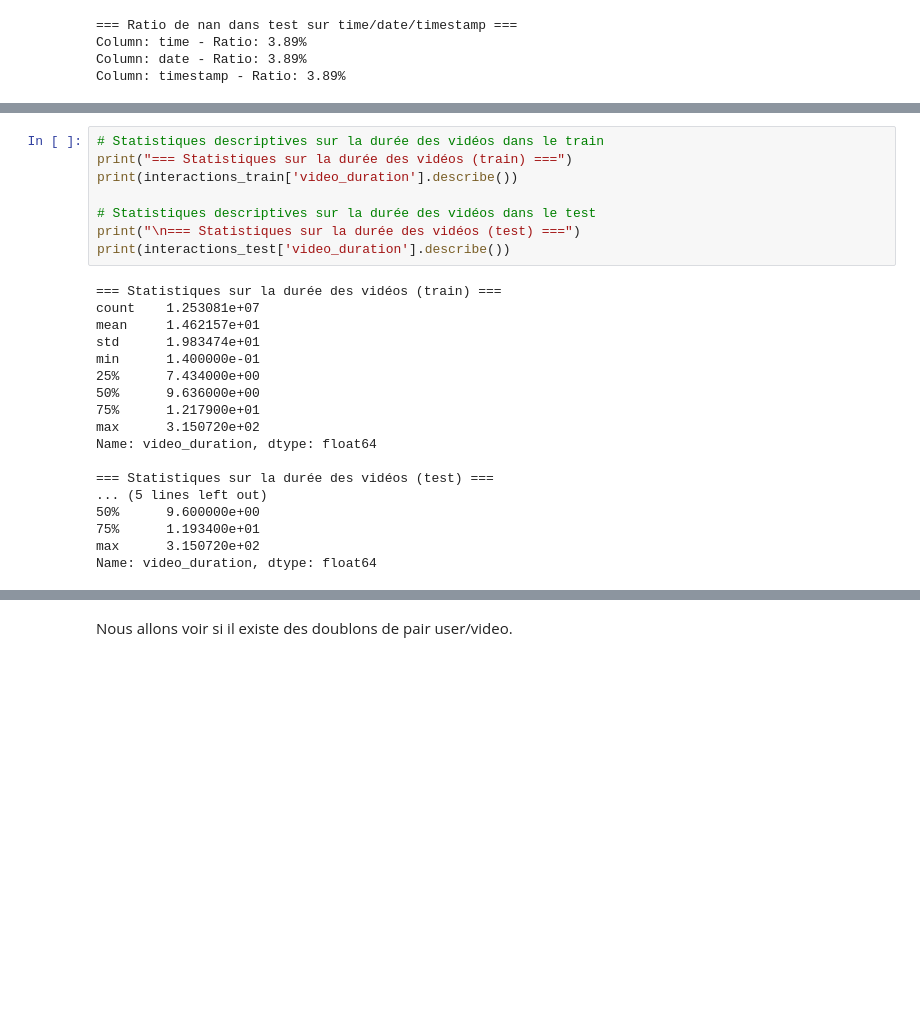
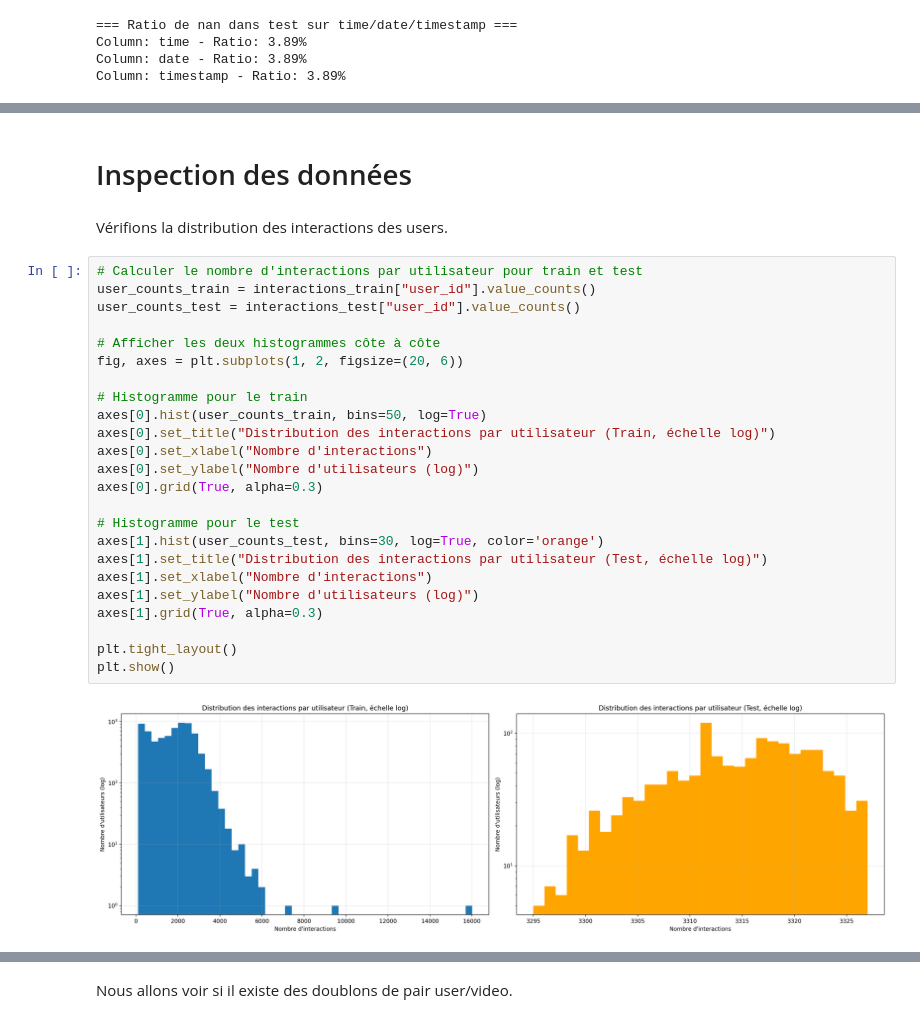
Before and after one commit to alexis-le-trung/FinalProject_2025_Alexis.LE-TRUNG, a Jupyter notebook: proposed_solution/submit.ipynb, the cells around one changed output, grey strips where cells are left out. Drawn from its saved outputs; the diff is of its cells as text; blank space fills up the shorter version.

```diff
--- a/proposed_solution/submit.ipynb
+++ b/proposed_solution/submit.ipynb
@@ -159,26 +226,30 @@ plt.show()
-# %%
-# Statistiques descriptives sur la durée des vidéos dans le train
-print("=== Statistiques sur la durée des vidéos (train) ===")
-print(interactions_train['video_duration'].describe())
-
-# Statistiques descriptives sur la durée des vidéos dans le test
-print("\n=== Statistiques sur la durée des vidéos (test) ===")
-print(interactions_test['video_duration'].describe())
-# %% [output]
-=== Statistiques sur la durée des vidéos (train) ===
-count    1.253081e+07
-mean     1.462157e+01
-std      1.983474e+01
-min      1.400000e-01
-25%      7.434000e+00
-50%      9.636000e+00
-75%      1.217900e+01
-max      3.150720e+02
-Name: video_duration, dtype: float64
-
-=== Statistiques sur la durée des vidéos (test) ===
-... (5 lines left out)
-50%      9.600000e+00
-75%      1.193400e+01
-max      3.150720e+02
-Name: video_duration, dtype: float64
+# %% [markdown]
+# Inspection des données
+# %% [markdown]
+Vérifions la distribution des interactions des users.
+# %%
+# Calculer le nombre d'interactions par utilisateur pour train et test
+user_counts_train = interactions_train["user_id"].value_counts()
+user_counts_test = interactions_test["user_id"].value_counts()
+
+# Afficher les deux histogrammes côte à côte
+fig, axes = plt.subplots(1, 2, figsize=(20, 6))
+
+# Histogramme pour le train
+axes[0].hist(user_counts_train, bins=50, log=True)
+axes[0].set_title("Distribution des interactions par utilisateur (Train, échelle log)")
+axes[0].set_xlabel("Nombre d'interactions")
+axes[0].set_ylabel("Nombre d'utilisateurs (log)")
+axes[0].grid(True, alpha=0.3)
+
+# Histogramme pour le test
+axes[1].hist(user_counts_test, bins=30, log=True, color='orange')
+axes[1].set_title("Distribution des interactions par utilisateur (Test, échelle log)")
+axes[1].set_xlabel("Nombre d'interactions")
+axes[1].set_ylabel("Nombre d'utilisateurs (log)")
+axes[1].grid(True, alpha=0.3)
+
+plt.tight_layout()
+plt.show()
+# %% [output]
+[figure, added]
```
Also changed, not shown: parts of 40 cells of this notebook.
